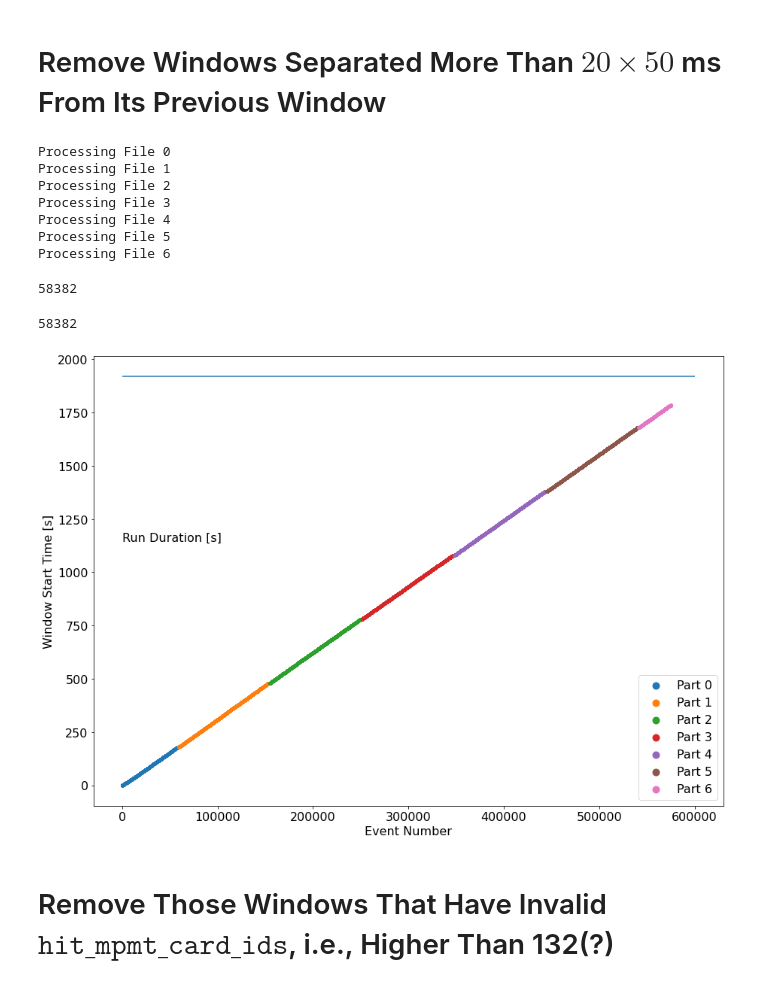
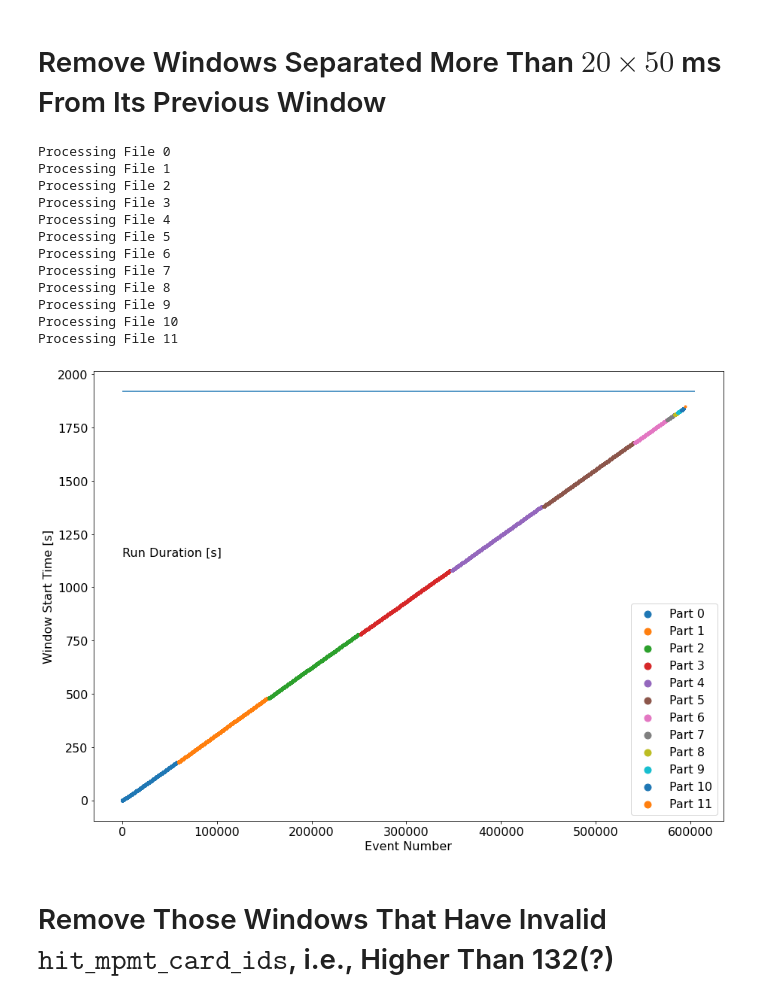
Before and after one commit to DiegoCostas97/NiCf_Offline_Ana, a Jupyter notebook: notebooks/DataCleaning.ipynb, the cells around one changed output. Cells and saved outputs as stored; diff of their text form; code cells hidden in the pictures.

```diff
--- a/notebooks/DataCleaning.ipynb
+++ b/notebooks/DataCleaning.ipynb
@@ -51,17 +51,17 @@ Second, we're selecting the windows that are separated less or equal than 20 tim
 # %%
 tree = uproot.open(files[0]+":WCTEReadoutWindows")
 
-event_numbers = [tree['event_number'].array().to_numpy()]
-window_times  = [tree['window_time'].array().to_numpy()]
+primal_event_numbers = [tree['event_number'].array().to_numpy()]
+primal_window_times  = [tree['window_time'].array().to_numpy()]
 
 for f in tqdm(files[1:]):
     tree2 = uproot.open(f+":WCTEReadoutWindows")
-    event_numbers.append(tree2['event_number'].array().to_numpy()+event_numbers[-1].max()+1)
-    window_times.append(tree2['window_time'].array().to_numpy())
+    primal_event_numbers.append(tree2['event_number'].array().to_numpy()+primal_event_numbers[-1].max()+1)
+    primal_window_times.append(tree2['window_time'].array().to_numpy())
 # %% [markdown]
 # See Unfiltered Data
 # %%
-for e,t in zip(event_numbers, window_times):
+for e,t in zip(primal_event_numbers, primal_window_times):
     plt.scatter(e, t/1e9, marker='.')
 
 plt.xlabel("Event Number")
@@ -74,7 +74,7 @@ plt.hlines(1920, 0, 600000);
 # %% [markdown]
 # Remove Those Parts With More Than 10k events
 # %%
-def remove_small_files(events, times, threshold=10000):
+def remove_small_files(events, times, threshold=1000):
     valid_indices = []
 
     for i, (e,t) in enumerate(zip(events, times)):
@@ -83,6 +83,6 @@ def remove_small_files(events, times, threshold=10000):
 
     return valid_indices
 # %%
-valid_indices = remove_small_files(event_numbers, window_times)
+valid_indices = remove_small_files(primal_event_numbers, primal_window_times)
 valid_indices
 # %% [output]
@@ -152,10 +157,11 @@ Processing File 3
 Processing File 4
 Processing File 5
 Processing File 6
+Processing File 7
+Processing File 8
+Processing File 9
+Processing File 10
+Processing File 11
-# %%
-len(valid_time_indicess[0])
-# %% [output]
-58382
 # %%
 def filter_and_merge_windows(files, indices):
     tree0  = uproot.open(files[0]+":WCTEReadoutWindows")
@@ -184,24 +190,20 @@ def filter_and_merge_windows(files, indices):
     return event_numbers, window_times
 # %%
 event_numbers, window_times = filter_and_merge_windows(selected_files, valid_time_indicess)
-# %%
-len(event_numbers[0])
-# %% [output]
-58382
 # %%
 for i, (e,t) in enumerate(zip(event_numbers, window_times)):
     time_in_seconds = [i*1e-9 for i in t]
 
     plt.scatter(e, time_in_seconds, marker=".", label=f"Part {i}");
 
 plt.xlabel("Event Number")
 plt.ylabel("Window Start Time [s]")
-plt.hlines(1920, 0, 600000);
+plt.hlines(1920, 0, np.max(event_numbers[-1])+10000);
 plt.text(0, 1145, "Run Duration [s]");
 
 plt.legend(loc="lower right");
 # %% [output]
-[figure, old version]
+[figure, new version]
 # %% [markdown]
 # Remove Those Windows That Have Invalid $\texttt{hit_mpmt_card_ids}$, i.e., Higher Than 132(?)
 # %%
```
Also changed, not shown: parts of 10 cells of this notebook, 1 other file.
